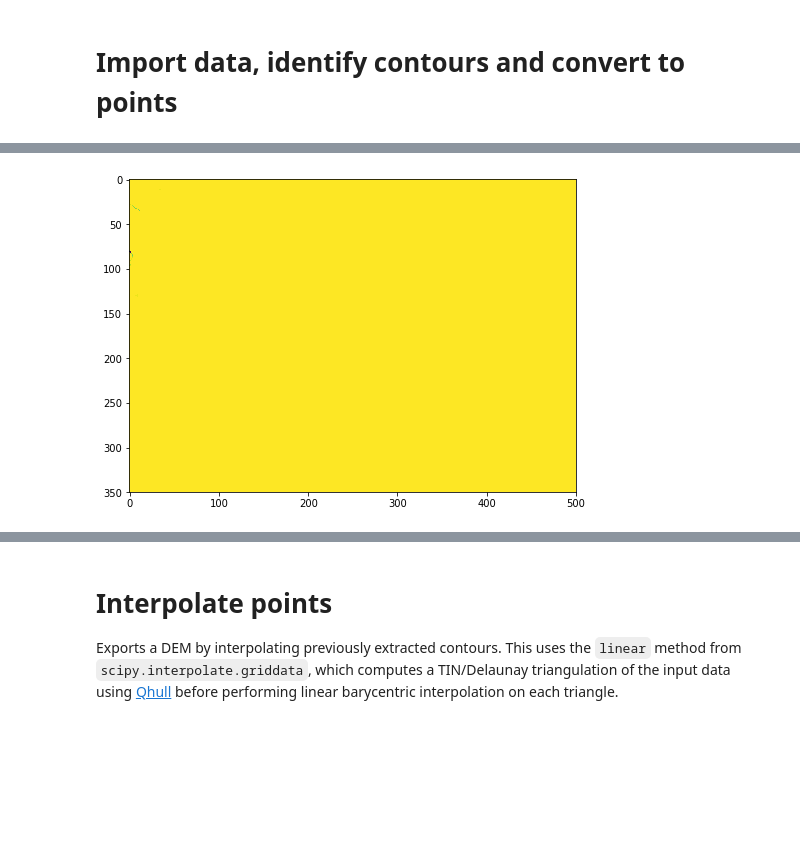
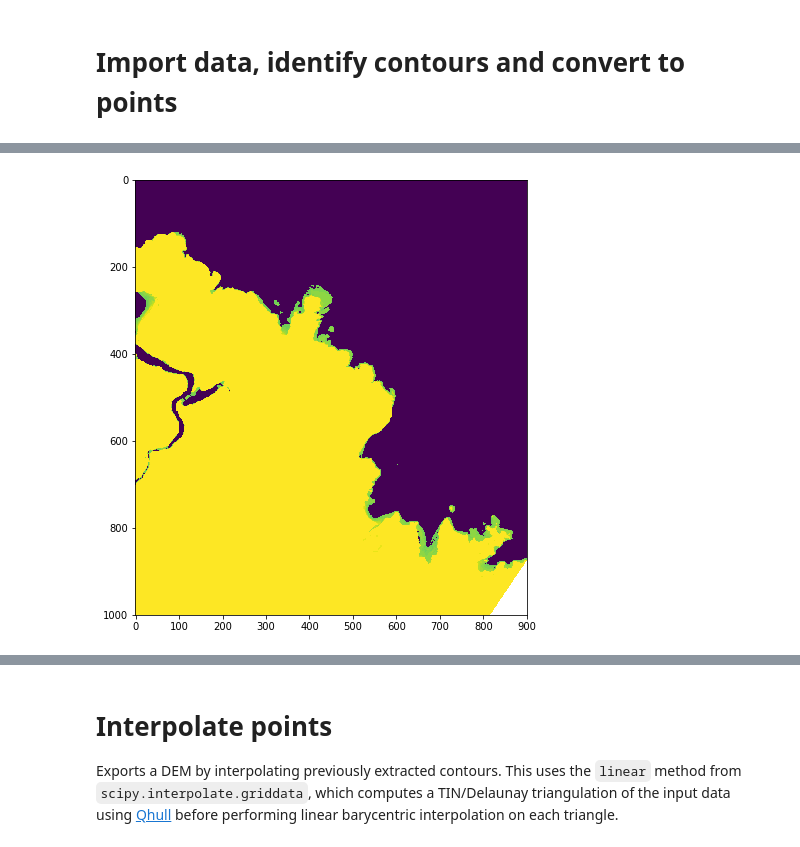
Before and after one commit to robbibt/nidem_visualisations, a Jupyter notebook: item_dem.ipynb, the cells around one changed output, grey strips where cells are left out. Drawn from its saved outputs; the diff is of its cells as text; code cells hidden in the pictures; blank space fills up the shorter version.

```diff
--- a/item_dem.ipynb
+++ b/item_dem.ipynb
@@ -1,18 +1,17 @@
 # %% [markdown]
 # Import data, identify contours and convert to points
 # %%
+# Import libraries
+import datacube
+import glob
+import scipy.ndimage
 import numpy as np
-import datacube
-import rasterio
-import rasterio.features
-import glob
-from osgeo import gdal
-from shapely.geometry import Point
-from shapely.geometry import shape
-import scipy.ndimage
-from scipy.interpolate import griddata
 import scipy.ndimage.filters as filters
 import scipy.ndimage.morphology as morphology
+import matplotlib.cm as cm
+from osgeo import gdal
+from scipy.interpolate import griddata
+from skimage import measure
 from matplotlib import pyplot as plt
 
 """
@@ -52,12 +51,11 @@ def write_geotiff(fname, data, geo_transform, projection, nodata_val):
 
 
 # Select polygon
-polygon_ID = 180
+polygon_ID = 305
 
-# # Zoom-in for plots (has no effect on analysis but allows you to plot a zoomed-in subset)
+# Zoom-in for plots (has no effect on analysis but allows you to plot a zoomed-in subset)
 # plotting_subset = np.index_exp[:, :]
-plotting_subset = np.index_exp[2550:2900, 1500:2000]
-# plotting_subset = np.index_exp[2350:2450, 2130:2230]
+plotting_subset = np.index_exp[1100:2100, 1300:2200]
 
 # Import raster
 filename = glob.glob("/g/data2/v10/ITEM/offset_products/ITEM_OFFSET_{}*.tif".format(polygon_ID))[0]
@@ -69,7 +67,7 @@ prj = src_ds.GetProjection()
 geotrans = src_ds.GetGeoTransform()
 (upleft_x, x_size, x_rotation, upleft_y, y_rotation, y_size) = geotrans
 
-# Copy original layer so array can be modified
+# Copy original data so array can be modified
 item_array = np.copy(srcarray)
 
 # Set nodata to NaN, and force 0 values to a low negative  (-9999) to allow correct
@@ -84,33 +82,44 @@ plt.figure(figsize = (8, 8))
 plt.imshow(item_array[plotting_subset])
 plt.show()
 
-# Erode background of area with data to fix artificial contours at plot edge
-background = np.isfinite(item_array)
-background_mask = scipy.ndimage.binary_erosion(background)
+# Set up output list and items to iterate over; subtract 1m from highest class to allow
+# highest contour to calculate (otherwise, this height is read as being in NaN area)
+contour_arrays = list()
+class_list = item_classes[0:9] + [item_classes[9] - 1.0]
 
-# Compute local minima and subtract from source array to identify contours
-neighborhood = morphology.generate_binary_structure(len(item_array.shape), 2)
-local_mins = filters.minimum_filter(item_array, footprint = neighborhood)
-contours = (item_array - local_mins) != 0
-contours[~background_mask] = 0
+# For each item tidal class, find contour and save to list
+for n, item_class in enumerate(class_list):
 
-# # Return only input ITEM offset data for non-background and local minima areas
-# item_array[~contours] = np.nan
-# plt.figure(figsize = (8, 8))
-# plt.imshow(item_array[plotting_subset])
+    # Extract contours and combine into one array
+    contours = measure.find_contours(item_array, item_class)
+    contour_array = np.concatenate(contours)
 
-# # # Export to file
-# # write_geotiff(fname = "output_data/contours_{}.tif".format(polygon_ID),
-# #               data = item_array,
-# #               geo_transform = geotrans,
-# #               projection = prj,
-# #               nodata_val = 0)
+    # Assign contours current item class + 1. For highest class only, assign median value
+    # to both lower and maximum bounds (i.e. highest class will be flat)
+    elevation_value = item_classes[np.min((9, n + 1))]
+    elevation_array = np.full((contour_array.shape[0], 1), fill_value = elevation_value)
 
-# # Convert cells to array of points; use geotransform to convert indices to coordinates
-# y_inds, x_inds = np.nonzero(contours)
-# centroids = [(y_ind * y_size + upleft_y + (y_size / 2),
-#               x_ind * x_size + upleft_x + (x_size / 2)) for (y_ind, x_ind) in zip(y_inds, x_inds)]
+    # Bind arrays and append to list
+    contour_arrays.append(np.column_stack((contour_array, elevation_array)))
+    print("Contour {0} created and assigned elevation {1}".format(n + 1, elevation_value))
 
-# points = np.array(centroids)
-# values = item_array[contours]
+# Concatenate all arrays and remove nodata
+alldata = np.concatenate(contour_arrays)
+alldata = alldata[~np.isnan(alldata).any(axis=1)]
+
+# Convert cells to array of points; use geotransform to convert indices to coordinates
+y_inds, x_inds = alldata[:,0], alldata[:,1]
+centroids = [(y_ind * y_size + upleft_y + (y_size / 2.0),
+              x_ind * x_size + upleft_x + (x_size / 2.0)) for (y_ind, x_ind, elev) in alldata]
+
+# Convert to arrays for interpolation
+points = np.array(centroids)
+values = np.array(alldata[:,2])
+
+# Write points to file for troubleshooting/verification
+np.savetxt("output_data/contour_points.csv",
+           np.column_stack((points, values)),
+           delimiter = ",",
+           header = "y, x, elevation",
+           comments = "")
 # %% [output]
@@ -118 +127 @@ ITEM classes: [-9999.0, -1248.0, -1018.0, -715.0, -411.0, -122.0, 184.0, 527.0,
-[figure, old version]
+[figure, new version]
```
Also changed, not shown: parts of 3 cells of this notebook.
